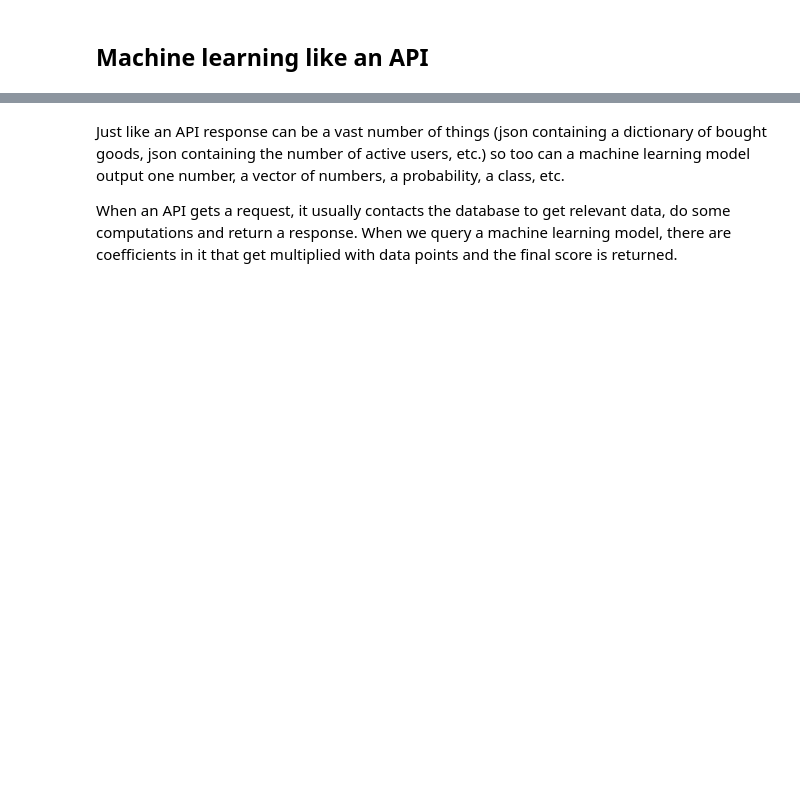
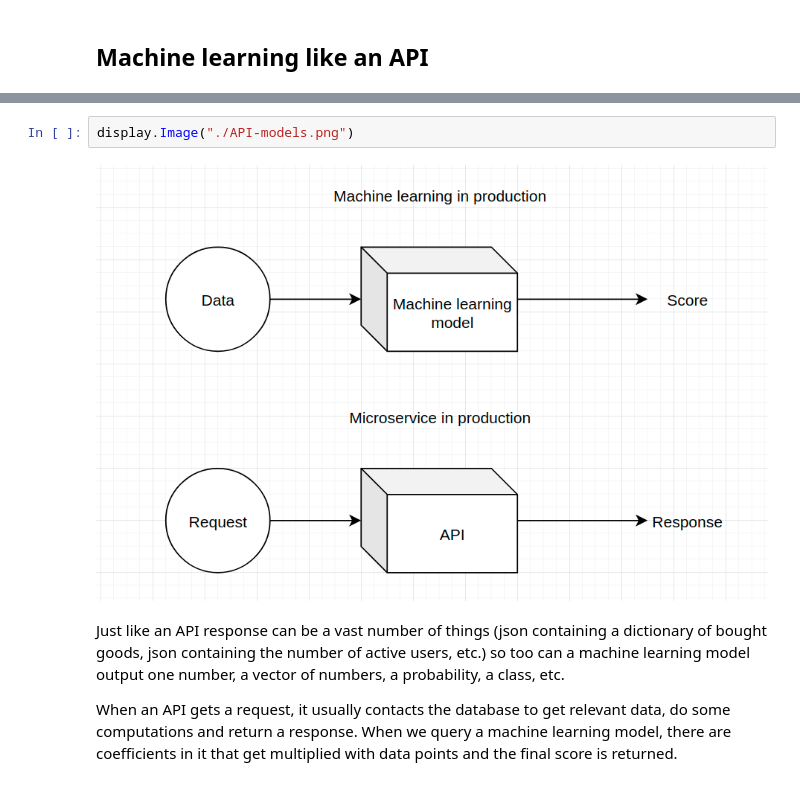
Before and after one commit to Eligijus112/book-ML-production, a Jupyter notebook: ML-book/ML-developers/ML-definitions.ipynb, the cells around one changed output, grey strips where cells are left out. Cells and saved outputs as stored; diff of their text form; blank space fills up the shorter version.

Commit message:
Added the ipython display for images

```diff
--- a/ML-book/ML-developers/ML-definitions.ipynb
+++ b/ML-book/ML-developers/ML-definitions.ipynb
@@ -13,3 +25,7 @@ One of machine learning models' main purpose is to output a **score** given a se
+# %%
+display.Image("./API-models.png")
+# %% [output]
+[figure, added]
 # %% [markdown]
 Just like an API response can be a vast number of things (json containing a dictionary of bought goods, json containing the number of active users, etc.) so too can a machine learning model output one number, a vector of numbers, a probability, a class, etc.
 
```
Also changed, not shown: parts of 9 cells of this notebook.
